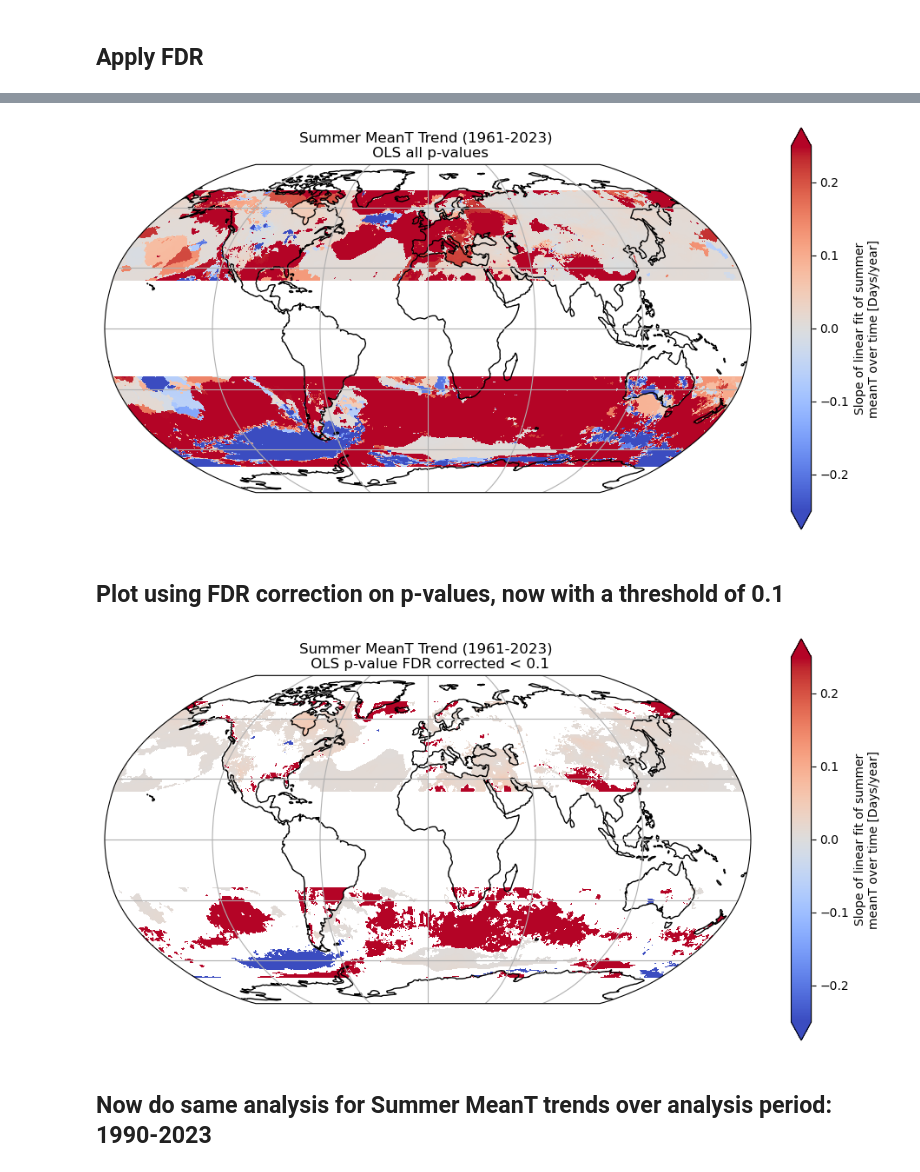
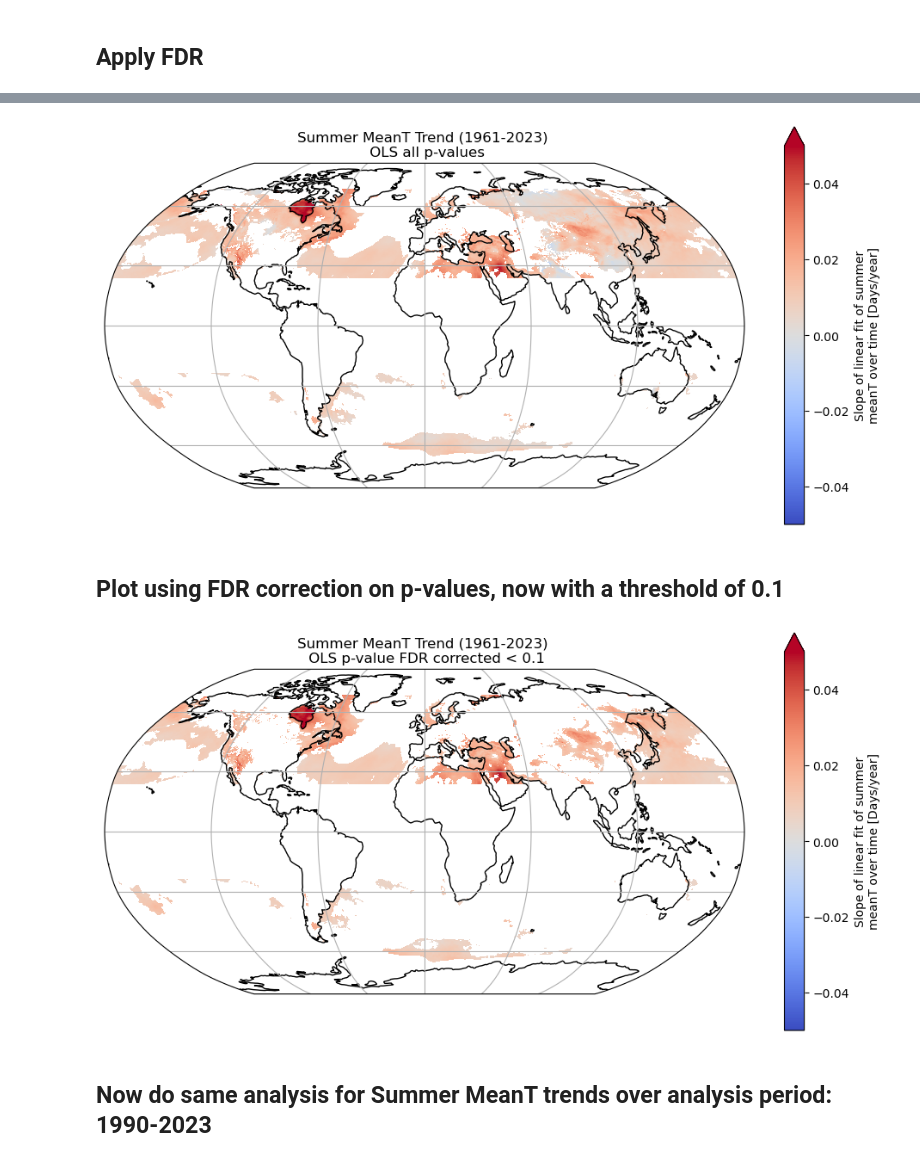
Before and after one commit to tedscott/HeatWaves, a Jupyter notebook: MeanTTrends.ipynb, the cells around one changed output, grey strips where cells are left out. Cells and saved outputs as stored; diff of their text form; code cells hidden in the pictures.

```diff
--- a/MeanTTrends.ipynb
+++ b/MeanTTrends.ipynb
@@ -232,0 +394,4 @@ Wall time: 2min 26s
+# %%
+# restrict to 1990-2023
+ds_meanHS_analysis = ds_full_meanHS.sel(time=slice('1990','2023'))
+ds_meanHS_analysis
@@ -599,10 +896,10 @@ Wall time: 2min 5s
 # %%
 %%time
 
-# limit data to SummerMeanT
-ds_full_meanT = ds_full.SummerMeanT
+# limit data to SummerMeanT and only include valid summer mean temp values (0 is equiv to nan)
+ds_full_meanT = ds_full.SummerMeanT.where(ds_full.SummerMeanT > 0)
 
-# takes 13 min for 63 years
+# takes 8.5 min for 63 years
 
 # grid parameters for looping
 num_lat = 721
@@ -702,29 +999,29 @@ Data variables:
 # %%
 
 # Global summer MeanT trend
 fig = plt.figure(figsize=(12,6))
 
 # assign axis and def projection to use
 ax = plt.axes(projection=ccrs.Robinson(central_longitude=0))
 
 # add coastlines and grid
 ax.coastlines()
 ax.gridlines()
 
 results_ds.MeanTSlope.where((((ds_full_meanT.lat >= 23.5) & (ds_full_meanT.lat <= 70)) |
                               ((ds_full_meanT.lat <= -23.5) & (ds_full_meanT.lat >= -70)))).plot(
     ax=ax,
     transform=ccrs.PlateCarree(), # assign map projection
-    vmin=-0.25,
-    vmax=0.25,
+    vmin=-0.05,
+    vmax=0.05,
     cmap="coolwarm"#"YlOrRd"#cmap="coolwarm"
 )
 
 plt.title("Summer MeanT Trend (1961-2023) \n OLS all p-values")#+" using 1961-1990 baseline")
 #plt.savefig("./Plots/"+str(input_year)+"_SummerMeanHS_global.png")
 plt.show()
 # %% [output]
-[figure, old version]
+[figure, new version]
 # %% [markdown]
 ## Plot using FDR correction on p-values, now with a threshold of 0.1
 # %%
@@ -743,8 +1040,8 @@ results_ds.MeanTSlope.where((results_ds.MeanTPvalFDR <= 0.1) & (((ds_full_meanT.
                               ((ds_full_meanT.lat <= -23.5) & (ds_full_meanT.lat >= -70)))).plot(
     ax=ax,
     transform=ccrs.PlateCarree(), # assign map projection
-    vmin=-0.25,
-    vmax=0.25,
+    vmin=-0.05,
+    vmax=0.05,
     cmap="coolwarm"#"YlOrRd"#cmap="coolwarm"
 )
 
@@ -752,7 +1049,7 @@ plt.title("Summer MeanT Trend (1961-2023) \n OLS p-value FDR corrected < 0.1")#+
 #plt.savefig("./Plots/"+str(input_year)+"_SummerMeanHS_global.png")
 plt.show()
 # %% [output]
-[figure, old version]
+[figure, new version]
 # %% [markdown]
 ## Now do same analysis for Summer MeanT trends over analysis period: 1990-2023
 # %%
```
Also changed, not shown: parts of 42 cells of this notebook.
